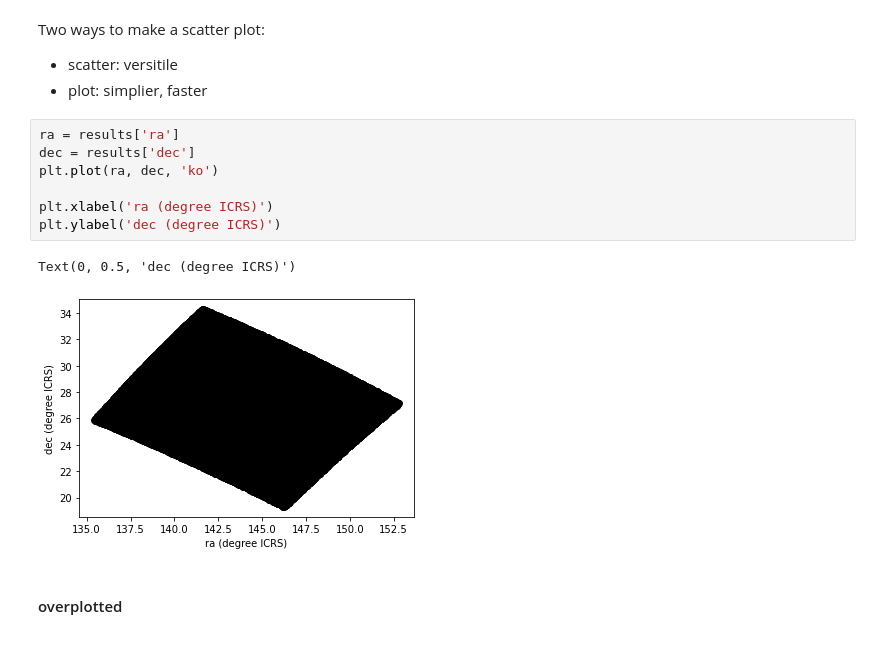
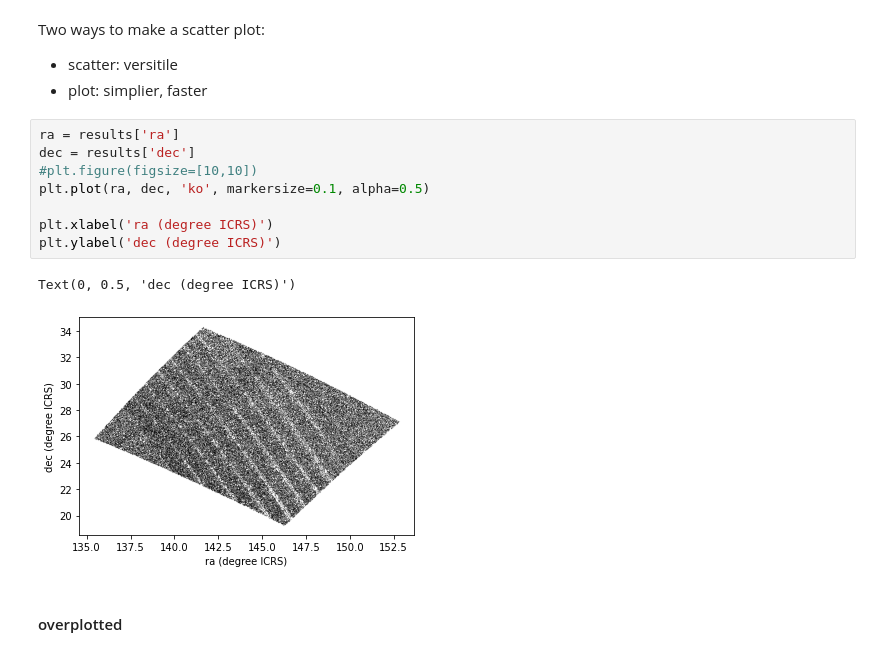
Before and after one commit to abostroem/personal_astro_dc_notebooks, a Jupyter notebook: Lesson_3.ipynb, the cells around one changed output. Drawn from its saved outputs; the diff is of its cells as text.

```diff
--- a/Lesson_3.ipynb
+++ b/Lesson_3.ipynb
@@ -100,13 +100,14 @@ Two ways to make a scatter plot:
 # %%
 ra = results['ra']
 dec = results['dec']
-plt.plot(ra, dec, 'ko')
+#plt.figure(figsize=[10,10])
+plt.plot(ra, dec, 'ko', markersize=0.1, alpha=0.5)
 
 plt.xlabel('ra (degree ICRS)')
 plt.ylabel('dec (degree ICRS)')
 # %% [output]
 Text(0, 0.5, 'dec (degree ICRS)')
-[figure, old version]
+[figure, new version]
 # %% [markdown]
 #### overplotted
 # %% [markdown]
```
Also changed, not shown: parts of 8 cells of this notebook.
